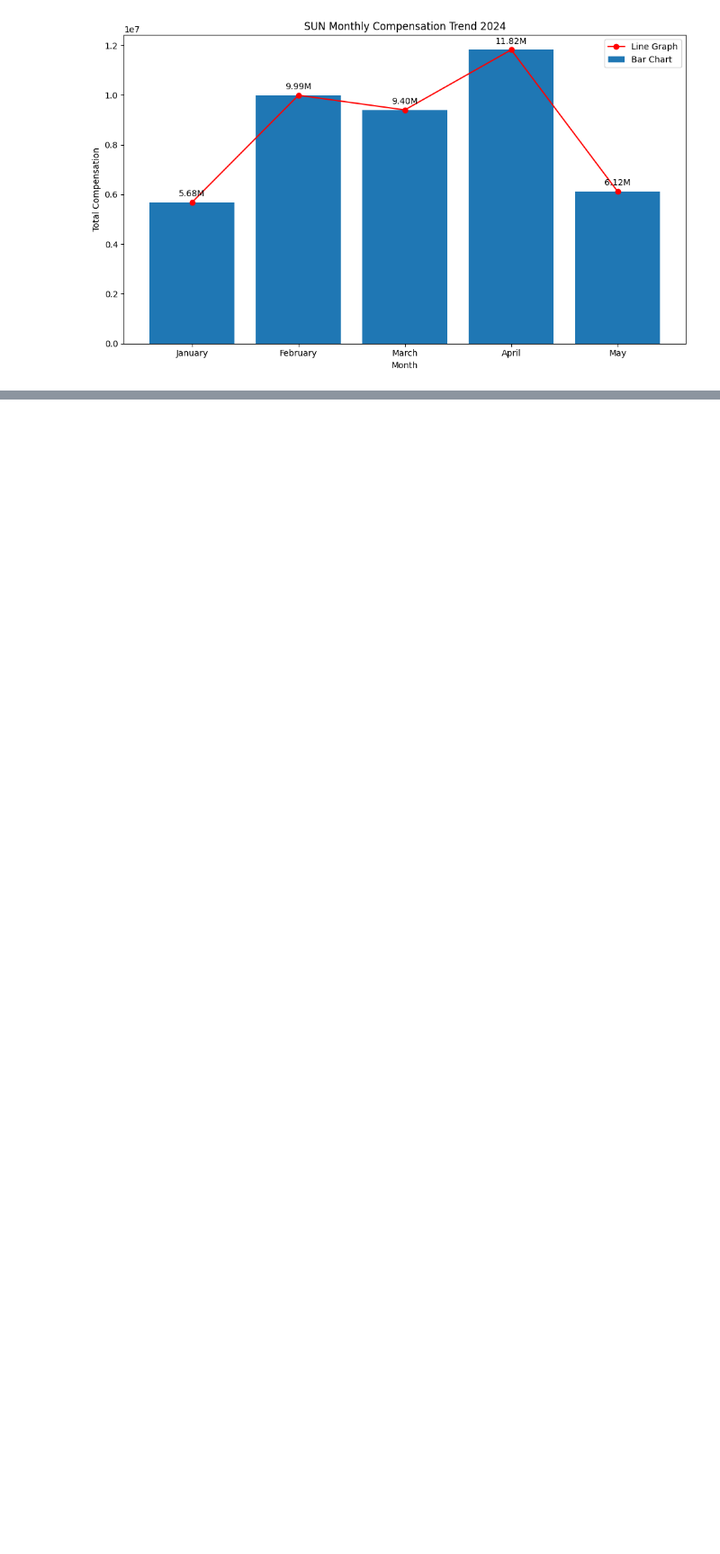
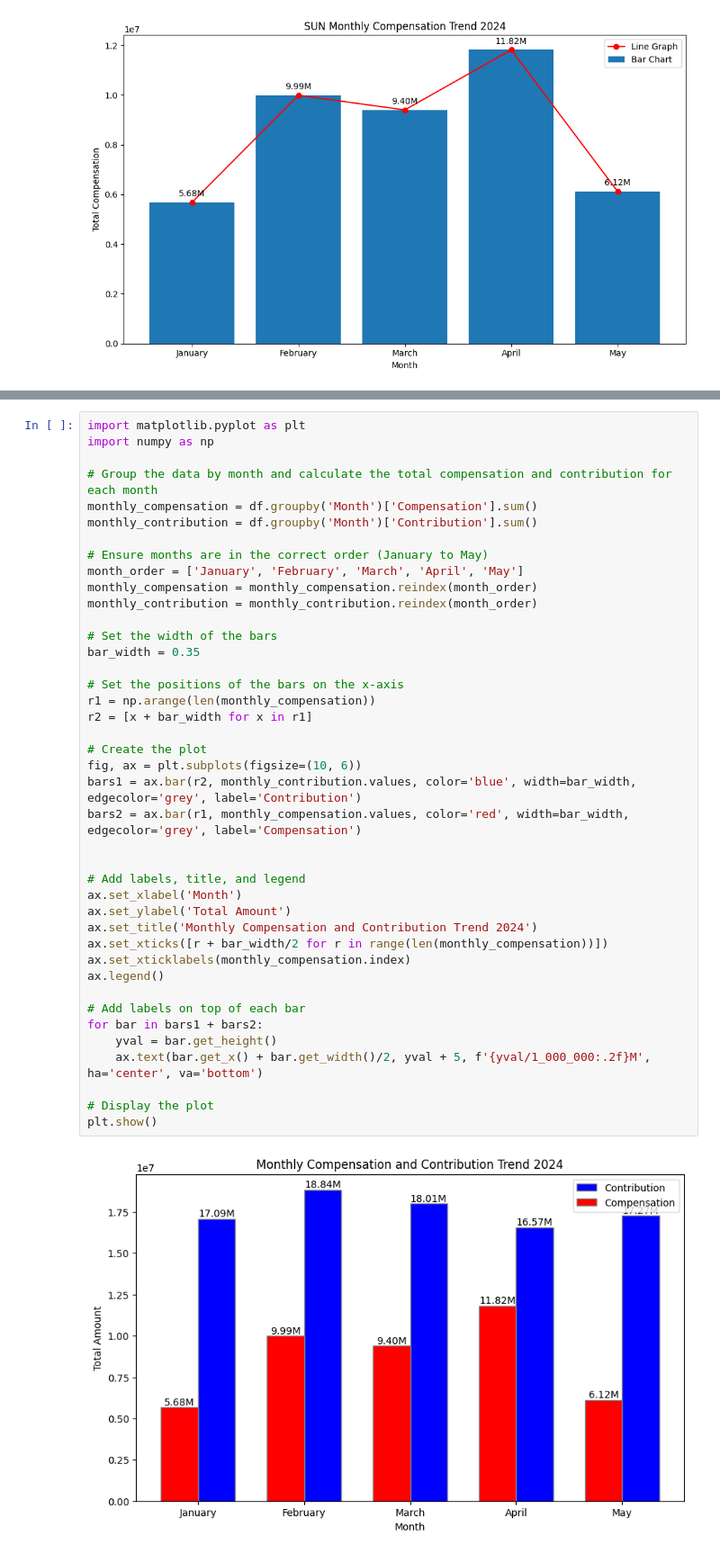
Before and after one commit to stevejj4/Data-Cleaning, a Jupyter notebook: SUN_Report.ipynb, the cells around one changed output, grey strips where cells are left out. Shown at 90% size. Saved outputs shown, nothing was run; the diff lists cells and outputs as text; blank space fills up the shorter version.

Commit message:
Comparing contributions to compensations

```diff
--- a/SUN_Report.ipynb
+++ b/SUN_Report.ipynb
@@ -182,0 +227,43 @@ plt.show()
+# %%
+import matplotlib.pyplot as plt
+import numpy as np
+
+# Group the data by month and calculate the total compensation and contribution for each month
+monthly_compensation = df.groupby('Month')['Compensation'].sum()
+monthly_contribution = df.groupby('Month')['Contribution'].sum()
+
+# Ensure months are in the correct order (January to May)
+month_order = ['January', 'February', 'March', 'April', 'May']
+monthly_compensation = monthly_compensation.reindex(month_order)
+monthly_contribution = monthly_contribution.reindex(month_order)
+
+# Set the width of the bars
+bar_width = 0.35
+
+# Set the positions of the bars on the x-axis
+r1 = np.arange(len(monthly_compensation))
+r2 = [x + bar_width for x in r1]
+
+# Create the plot
+fig, ax = plt.subplots(figsize=(10, 6))
+bars1 = ax.bar(r2, monthly_contribution.values, color='blue', width=bar_width, edgecolor='grey', label='Contribution')
+bars2 = ax.bar(r1, monthly_compensation.values, color='red', width=bar_width, edgecolor='grey', label='Compensation')
+
+
+# Add labels, title, and legend
+ax.set_xlabel('Month')
+ax.set_ylabel('Total Amount')
+ax.set_title('Monthly Compensation and Contribution Trend 2024')
+ax.set_xticks([r + bar_width/2 for r in range(len(monthly_compensation))])
+ax.set_xticklabels(monthly_compensation.index)
+ax.legend()
+
+# Add labels on top of each bar
+for bar in bars1 + bars2:
+    yval = bar.get_height()
+    ax.text(bar.get_x() + bar.get_width()/2, yval + 5, f'{yval/1_000_000:.2f}M', ha='center', va='bottom')
+
+# Display the plot
+plt.show()
+# %% [output]
+[figure, added]
```
Also changed, not shown: parts of 3 cells of this notebook.
